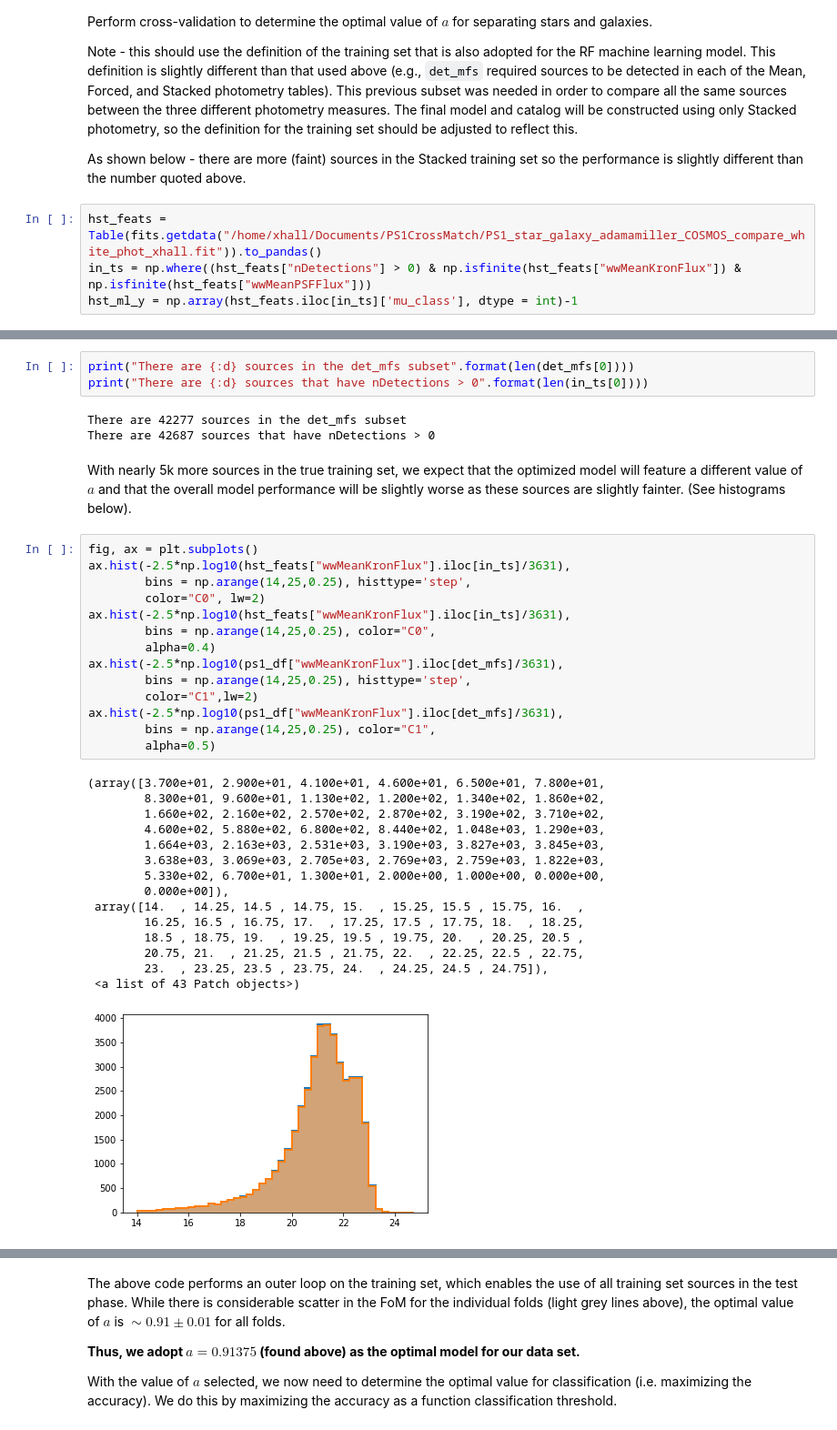
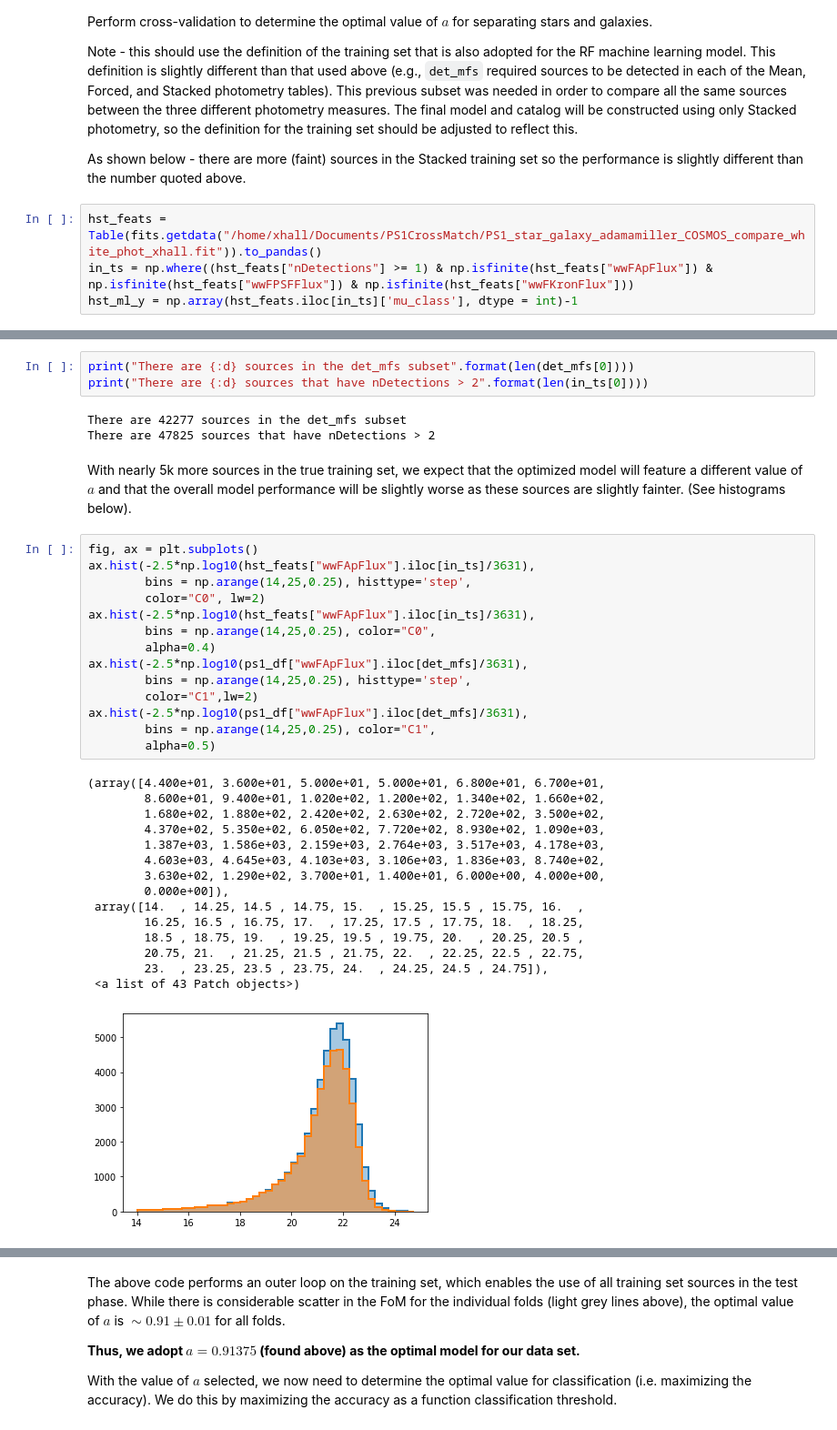
Before and after one commit to Hallflower20/PS1_star_galaxy, a Jupyter notebook: PS1casjobs/CompareMeanForcedStacked.ipynb, the cells around one changed output, grey strips where cells are left out. Shown at 91% size. Drawn from its saved outputs; the diff is of its cells as text.

```diff
--- a/PS1casjobs/CompareMeanForcedStacked.ipynb
+++ b/PS1casjobs/CompareMeanForcedStacked.ipynb
@@ -710,5 +710,5 @@ Note - this should use the definition of the training set that is also adopted f
 As shown below - there are more (faint) sources in the Stacked training set so the performance is slightly different than the number quoted above.
 # %%
 hst_feats = Table(fits.getdata("/home/xhall/Documents/PS1CrossMatch/PS1_star_galaxy_adamamiller_COSMOS_compare_white_phot_xhall.fit")).to_pandas()
-in_ts = np.where((hst_feats["nDetections"] > 0) & np.isfinite(hst_feats["wwMeanKronFlux"]) & np.isfinite(hst_feats["wwMeanPSFFlux"]))
+in_ts = np.where((hst_feats["nDetections"] >= 1) & np.isfinite(hst_feats["wwFApFlux"]) & np.isfinite(hst_feats["wwFPSFFlux"]) & np.isfinite(hst_feats["wwFKronFlux"]))
 hst_ml_y = np.array(hst_feats.iloc[in_ts]['mu_class'], dtype = int)-1
@@ -730,38 +715,38 @@ Name: wwMeanKronFlux, Length: 42687, dtype: float64
 # %%
 print("There are {:d} sources in the det_mfs subset".format(len(det_mfs[0])))
-print("There are {:d} sources that have nDetections > 0".format(len(in_ts[0])))
+print("There are {:d} sources that have nDetections > 2".format(len(in_ts[0])))
 # %% [output]
 There are 42277 sources in the det_mfs subset
-There are 42687 sources that have nDetections > 0
+There are 47825 sources that have nDetections > 2
 # %% [markdown]
 With nearly 5k more sources in the true training set, we expect that the optimized model will feature a different value of $a$ and that the overall model performance will be slightly worse as these sources are slightly fainter. (See histograms below).
 # %%
 fig, ax = plt.subplots()
-ax.hist(-2.5*np.log10(hst_feats["wwMeanKronFlux"].iloc[in_ts]/3631),
+ax.hist(-2.5*np.log10(hst_feats["wwFApFlux"].iloc[in_ts]/3631),
         bins = np.arange(14,25,0.25), histtype='step',
         color="C0", lw=2)
-ax.hist(-2.5*np.log10(hst_feats["wwMeanKronFlux"].iloc[in_ts]/3631),
+ax.hist(-2.5*np.log10(hst_feats["wwFApFlux"].iloc[in_ts]/3631),
         bins = np.arange(14,25,0.25), color="C0",
         alpha=0.4)
-ax.hist(-2.5*np.log10(ps1_df["wwMeanKronFlux"].iloc[det_mfs]/3631),
+ax.hist(-2.5*np.log10(ps1_df["wwFApFlux"].iloc[det_mfs]/3631),
         bins = np.arange(14,25,0.25), histtype='step',
         color="C1",lw=2)
-ax.hist(-2.5*np.log10(ps1_df["wwMeanKronFlux"].iloc[det_mfs]/3631),
+ax.hist(-2.5*np.log10(ps1_df["wwFApFlux"].iloc[det_mfs]/3631),
         bins = np.arange(14,25,0.25), color="C1",
         alpha=0.5)
 # %% [output]
-(array([3.700e+01, 2.900e+01, 4.100e+01, 4.600e+01, 6.500e+01, 7.800e+01,
-        8.300e+01, 9.600e+01, 1.130e+02, 1.200e+02, 1.340e+02, 1.860e+02,
-        1.660e+02, 2.160e+02, 2.570e+02, 2.870e+02, 3.190e+02, 3.710e+02,
-        4.600e+02, 5.880e+02, 6.800e+02, 8.440e+02, 1.048e+03, 1.290e+03,
-        1.664e+03, 2.163e+03, 2.531e+03, 3.190e+03, 3.827e+03, 3.845e+03,
-        3.638e+03, 3.069e+03, 2.705e+03, 2.769e+03, 2.759e+03, 1.822e+03,
-        5.330e+02, 6.700e+01, 1.300e+01, 2.000e+00, 1.000e+00, 0.000e+00,
+(array([4.400e+01, 3.600e+01, 5.000e+01, 5.000e+01, 6.800e+01, 6.700e+01,
+        8.600e+01, 9.400e+01, 1.020e+02, 1.200e+02, 1.340e+02, 1.660e+02,
+        1.680e+02, 1.880e+02, 2.420e+02, 2.630e+02, 2.720e+02, 3.500e+02,
+        4.370e+02, 5.350e+02, 6.050e+02, 7.720e+02, 8.930e+02, 1.090e+03,
+        1.387e+03, 1.586e+03, 2.159e+03, 2.764e+03, 3.517e+03, 4.178e+03,
+        4.603e+03, 4.645e+03, 4.103e+03, 3.106e+03, 1.836e+03, 8.740e+02,
+        3.630e+02, 1.290e+02, 3.700e+01, 1.400e+01, 6.000e+00, 4.000e+00,
         0.000e+00]),
  array([14.  , 14.25, 14.5 , 14.75, 15.  , 15.25, 15.5 , 15.75, 16.  ,
         16.25, 16.5 , 16.75, 17.  , 17.25, 17.5 , 17.75, 18.  , 18.25,
         18.5 , 18.75, 19.  , 19.25, 19.5 , 19.75, 20.  , 20.25, 20.5 ,
         20.75, 21.  , 21.25, 21.5 , 21.75, 22.  , 22.25, 22.5 , 22.75,
         23.  , 23.25, 23.5 , 23.75, 24.  , 24.25, 24.5 , 24.75]),
  <a list of 43 Patch objects>)
-[figure, old version]
+[figure, new version]
```
Also changed, not shown: parts of 19 cells of this notebook, 17 other files.
